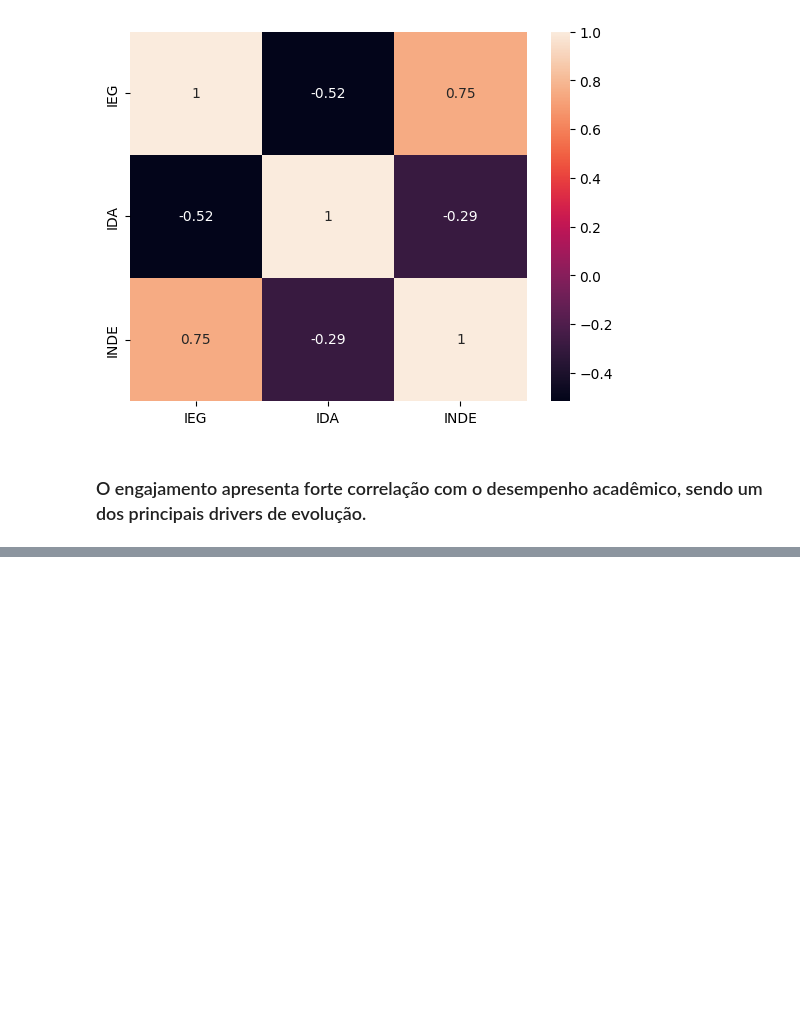
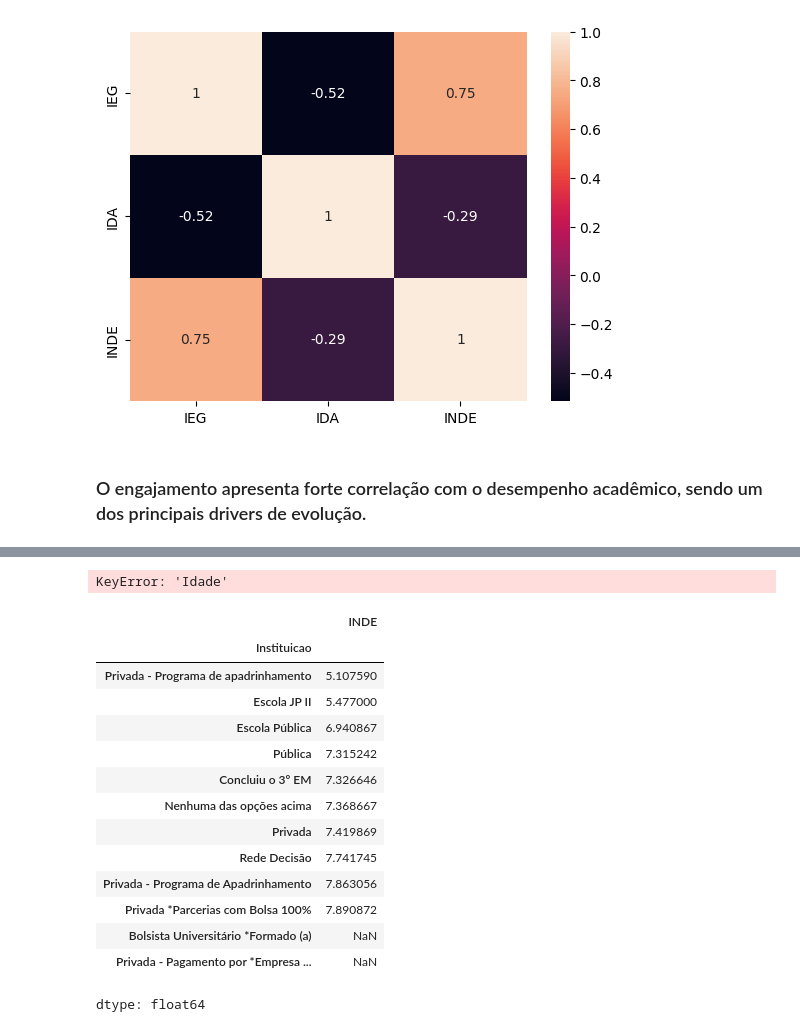
Before and after one commit to carneiro-santos/dataton_fase_5_, a Jupyter notebook: fase_5_FIAP.ipynb, the cells around one changed output, grey strips where cells are left out. Drawn from its saved outputs; the diff is of its cells as text; code cells hidden in the pictures; blank space fills up the shorter version.

```diff
--- a/fase_5_FIAP.ipynb
+++ b/fase_5_FIAP.ipynb
@@ -293,0 +336,22 @@ plt.show()
+# %%
+df_full.groupby('Idade')['INDE'].mean()
+# %% [output]
+KeyError: 'Idade'
+# %%
+df_full.groupby('Instituicao')['INDE'].mean().sort_values()
+# %% [output]
+|  | INDE |
+| Instituicao |  |
+| Privada - Programa de apadrinhamento | 5.107590 |
+| Escola JP II | 5.477000 |
+| Escola Pública | 6.940867 |
+| Pública | 7.315242 |
+| Concluiu o 3º EM | 7.326646 |
+| Nenhuma das opções acima | 7.368667 |
+| Privada | 7.419869 |
+| Rede Decisão | 7.741745 |
+| Privada - Programa de Apadrinhamento | 7.863056 |
+| Privada *Parcerias com Bolsa 100% | 7.890872 |
+| Bolsista Universitário *Formado (a) | NaN |
+| Privada - Pagamento por *Empresa ... | NaN |
+dtype: float64
```
Also changed, not shown: parts of 8 cells of this notebook.
